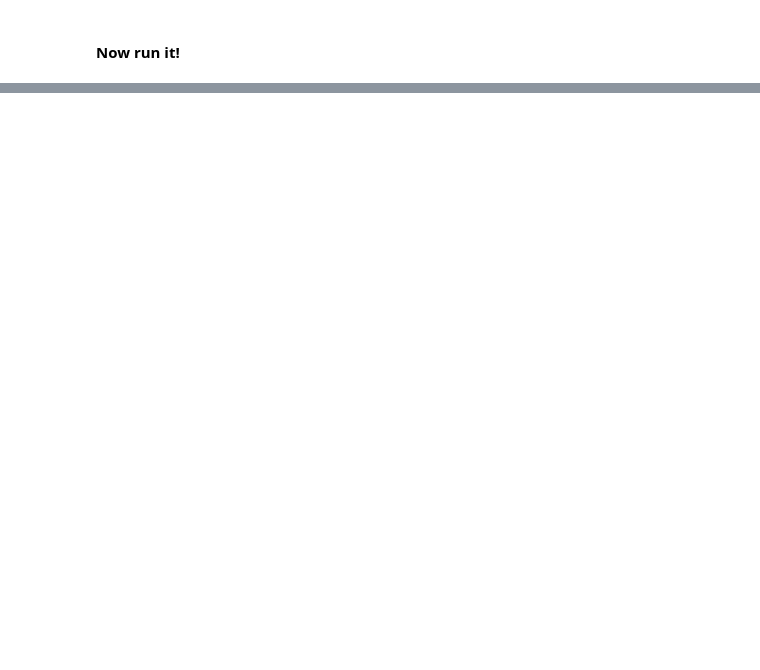
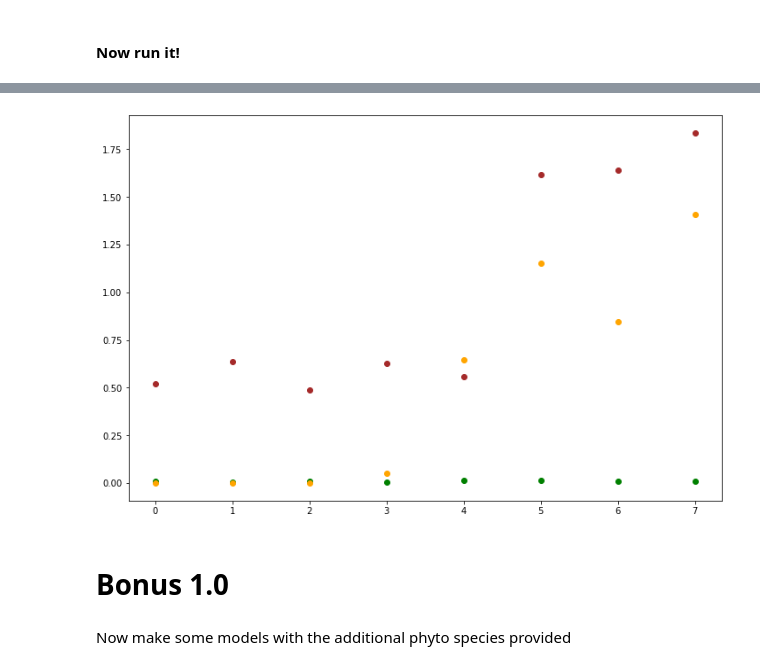
Before and after one commit to patrickcgray/inverse_modeling, a Jupyter notebook: inversemodelRC.ipynb, the cells around one changed output, grey strips where cells are left out. Cells and saved outputs as stored; diff of their text form; code cells hidden in the pictures; blank space fills up the shorter version.

```diff
--- a/inversemodelRC.ipynb
+++ b/inversemodelRC.ipynb
@@ -355,7 +376,7 @@ def get_eigenvectors_through_minimization(R, mod, plot=True):
         return(modeled_spectrum-R[:,i])
     def fun2(M):
         # 1 bbp, diat dino, acdm
-        modeled_spectrum = fQ*(bb_w + M[0]*bb_p)/(a_w + M[1]*a_ph2[:,0] + M[2]*a_ph2[:,1] + M[3]*a_cdm )
+        modeled_spectrum = fQ*(bb_w + M[0]*bb_p)/(a_w + M[1]*a_ph2[0] + M[2]*a_ph2[1] + M[3]*a_cdm )
         return(modeled_spectrum-R[:,i])
     def fun3(M):
         #1 bbp,1 phyt, nap, cdom
@@ -363,7 +384,7 @@ def get_eigenvectors_through_minimization(R, mod, plot=True):
         return(modeled_spectrum-R[:,i])
     def fun4(M):
         #1 bbp, 2 phyt, nap, cdom
-        modeled_spectrum = fQ*(bb_w + M[0]*bb_p)/(a_w + M[1]*a_ph2[:,0] + M[2]*a_ph2[:,1] + M[3]*a_nap  + M[4]*a_cdom )
+        modeled_spectrum = fQ*(bb_w + M[0]*bb_p)/(a_w + M[1]*a_ph2[0] + M[2]*a_ph2[1] + M[3]*a_nap  + M[4]*a_cdom )
         return(modeled_spectrum-R[:,i])
     def fun5(M):
         #2 bbp, 1 ph, acdm
@@ -371,7 +392,7 @@ def get_eigenvectors_through_minimization(R, mod, plot=True):
         return(modeled_spectrum-R[:,i])
     def fun6(M):
         # 2 bbp, 2 phyt, acdm
-        modeled_spectrum = fQ*(bb_w + M[0]*bb_l + M[1]*bb_s)/(a_w + M[2]*a_ph2[:,0] + M[3]*a_ph2[:,1] + M[4]*a_cdm )
+        modeled_spectrum = fQ*(bb_w + M[0]*bb_l + M[1]*bb_s)/(a_w + M[2]*a_ph2[0] + M[3]*a_ph2[1] + M[4]*a_cdm )
         return(modeled_spectrum-R[:,i])
     def fun7(M):
         # 2 bbp,1 phyt, nap, cdom
@@ -379,7 +400,7 @@ def get_eigenvectors_through_minimization(R, mod, plot=True):
         return(modeled_spectrum-R[:,i])
     def fun8(M):
         # 2 bbp, 2 phyt, nap, cdom
-        modeled_spectrum = fQ*(bb_w + M[0]*bb_l + M[1]*bb_s)/(a_w + M[2]*a_ph2[:,2] + M[3]*a_ph2[:,1] + M[4]*a_nap  + M[5]*a_cdom )
+        modeled_spectrum = fQ*(bb_w + M[0]*bb_l + M[1]*bb_s)/(a_w + M[2]*a_ph2[2] + M[3]*a_ph2[1] + M[4]*a_nap  + M[5]*a_cdom )
         return(modeled_spectrum-R[:,i])
     def fun9(M):
         # 1 avg ph, nap, acdm
@@ -405,7 +426,7 @@ def get_eigenvectors_through_minimization(R, mod, plot=True):
     M07 = np.array([[0.005,0.005,0.1,0.01,0.01],[0,0,0,0,0],[1,1,10,2,2]])        #bbl, bbs, chl,        nap,cdom
     M08 = np.array([[0.005,0.005,0.1,0.1,0.01,0.01],[0,0,0,0,0,0],[1,1,10,10,2,2]])#bbl, bbs, chl1, chl2, nap,cdom
     # abs stuff
-    M09 = np.array([[0.1,0.1,0.01],[0,0,0],[10,10,2]])
+    M09 = np.array([[0.1,0.1,0.01],[0.001,0.001,0.001],[5,5,2]])
 #     M09 = np.array([[0.1,0.1, 0.1],[0,0,0],[10,10,10]])                            #bbp,      chl,        cdm
 
     for i in range(R.shape[1]):
@@ -447,7 +468,7 @@ def get_eigenvectors_through_minimization(R, mod, plot=True):
         elif mod==9:
             fun=fun9
             M0=M09
-            head=['chl, nap,']
+            head=['chl1, chl2, nap']
 
         # step 4. define minimization options and run minimization.
         # least_squares() solves the non-linear least squares problem
@@ -473,21 +494,20 @@ def get_eigenvectors_through_minimization(R, mod, plot=True):
         if mod==1:
             Rhat = fQ*(bb_w + x[i].x[0]*bb_p)/(a_w + x[i].x[1]*a_ph1 + x[i].x[2]*a_cdm)
         elif mod==2:
-            Rhat = fQ*(bb_w + x[i].x[0]*bb_p)/(a_w + x[i].x[1]*a_ph2[:,0] + x[i].x[2]*a_ph2[:,1] + x[i].x[3]*a_cdm )
+            Rhat = fQ*(bb_w + x[i].x[0]*bb_p)/(a_w + x[i].x[1]*a_ph2[0] + x[i].x[2]*a_ph2[1] + x[i].x[3]*a_cdm )
         elif mod==3:
             Rhat = fQ*(bb_w + x[i].x[0]*bb_p)/(a_w + x[i].x[1]*a_ph1 + x[i].x[2]*a_nap  + x[i].x[3]*a_cdom )
         elif mod==4:
-            Rhat = fQ*(bb_w + x[i].x[0]*bb_p)/(a_w + x[i].x[1]*a_ph2[:,0] + x[i].x[2]*a_ph2[:,1] + x[i].x[3]*a_nap  + x[i].x[4]*a_cdom )
+            Rhat = fQ*(bb_w + x[i].x[0]*bb_p)/(a_w + x[i].x[1]*a_ph2[0] + x[i].x[2]*a_ph2[1] + x[i].x[3]*a_nap  + x[i].x[4]*a_cdom )
         elif mod==5:
             Rhat = fQ*(bb_w + x[i].x[0]*bb_l + x[i].x[1]*bb_s)/(a_w + x[i].x[2]*a_ph1 + x[i].x[3]*a_cdm )
         elif mod==6:
-            Rhat = fQ*(bb_w + x[i].x[0]*bb_l + x[i].x[1]*bb_s)/(a_w + x[i].x[2]*a_ph2[:,0]+ x[i].x[3]*a_ph2[:,1] + xx[i].x[4]*a_cdm )
+            Rhat = fQ*(bb_w + x[i].x[0]*bb_l + x[i].x[1]*bb_s)/(a_w + x[i].x[2]*a_ph2[0]+ x[i].x[3]*a_ph2[1] + x[i].x[4]*a_cdm )
         elif mod==7:
             Rhat = fQ*(bb_w + x[i].x[0]*bb_l + x[i].x[1]*bb_s)/(a_w + x[i].x[2]*a_ph1 + x[i].x[3]*a_nap  + x[i].x[4]*a_cdom )
         elif mod==8:
             Rhat = fQ*(bb_w + x[i].x[0]*bb_l + x[i].x[1]*bb_s)/(a_w + x[i].x[2]*a_ph2[:,0] + x[i].x[3]*a_ph2[:,1] + x[i].x[4]*a_nap  + x[i].x[5]*a_cdom )
-
-        if mod==9:
+        elif mod==9:
 #             Rhat = x[i].x[0]*a_ph2[0]  +x[i].x[1]*a_nap
             Rhat = x[i].x[0]*a_ph2[0] + x[i].x[1]*a_ph2[1] + x[i].x[2]*a_nap
 
@@ -521,5 +537,7 @@ R.shape
 # %%
-x, rhat_list, head, rms = get_eigenvectors_through_minimization(R, mod, plot=True)
+if mod == 8:
+    print('model 8 is for absorption data only FYI')
+x, rhat_list, head, rms = get_eigenvectors_through_minimization(R[:,:2], mod, plot=True)
 # %% [output]
 [figure]
 [figure]
@@ -531,0 +544,12 @@ x, rhat_list, head, rms = get_eigenvectors_through_minimization(R, mod, plot=Tru
+# %%
+fig, ax = plt.subplots(figsize=(12,8))
+for i in range(len(x)):
+    ax.scatter(i,x[i].x[0],c='green')
+    ax.scatter(i,x[i].x[1],c='brown')
+    ax.scatter(i,x[i].x[2],c='orange')
+# %% [output]
+[figure, added]
+# %% [markdown]
+# Bonus 1.0
+# %% [markdown]
+Now make some models with the additional phyto species provided
```
Also changed, not shown: parts of 16 cells of this notebook, 10 other files.
